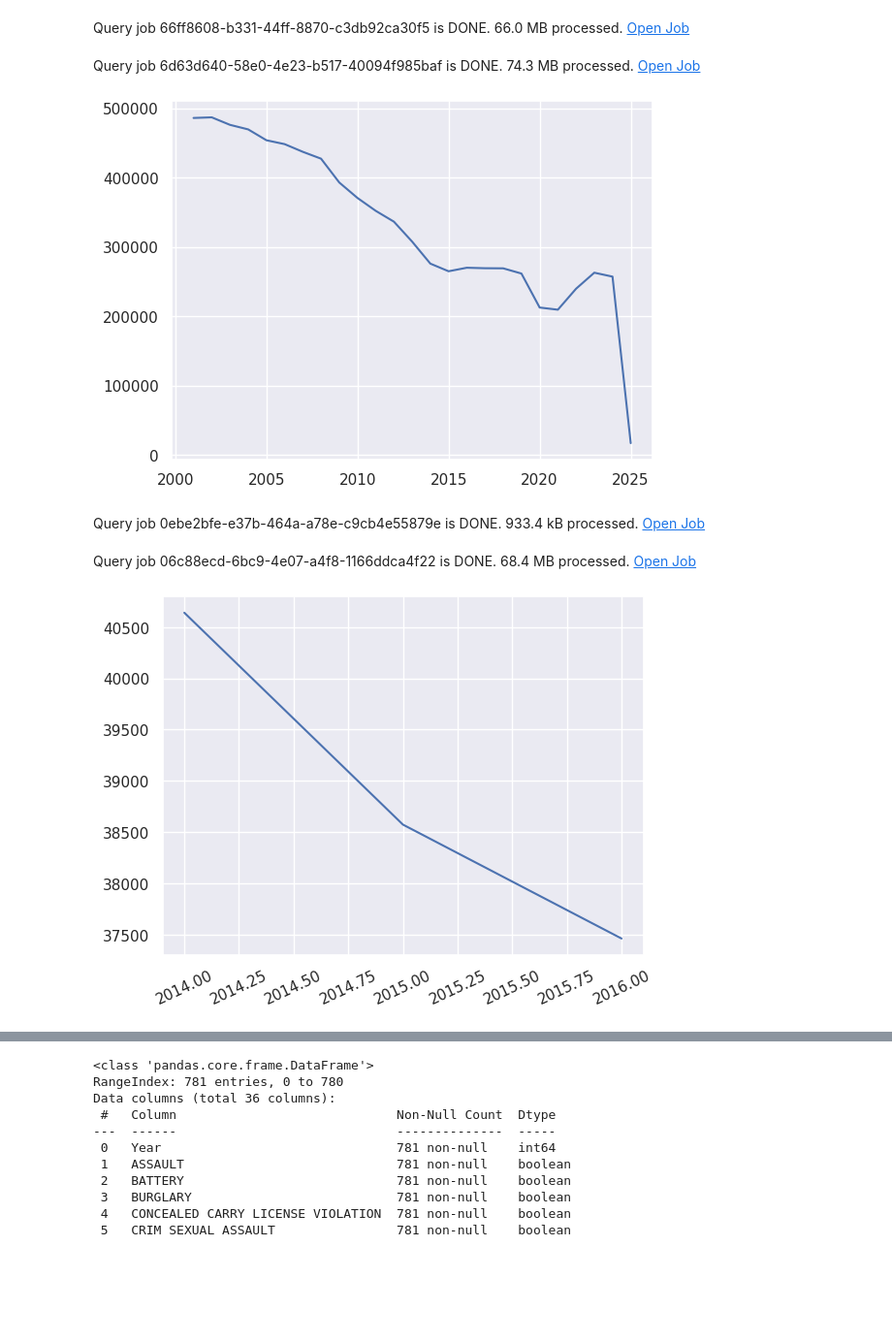
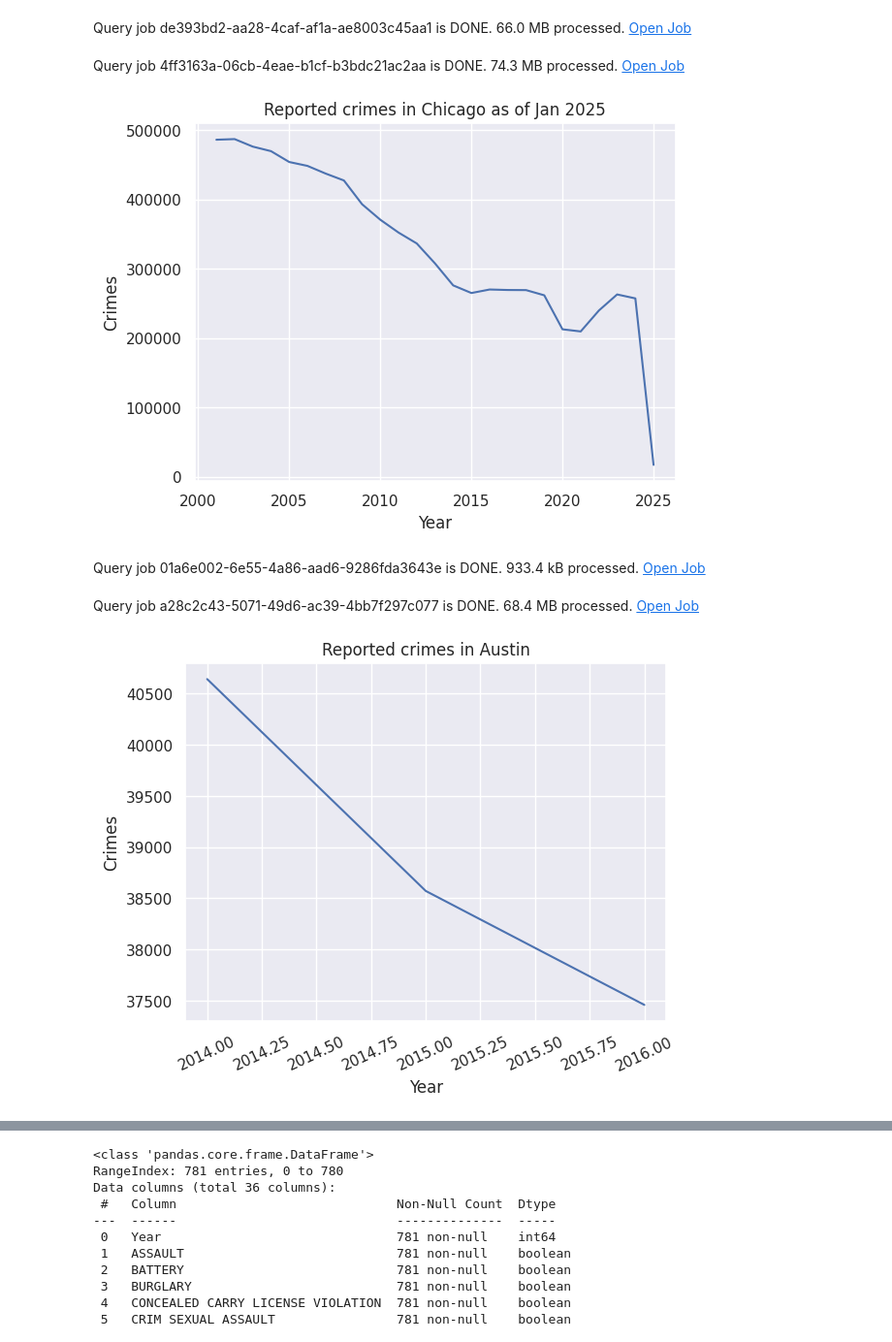
Before and after one commit to R0go/GCP_test_project, a Jupyter notebook: my_GCP_project.ipynb, the cells around one changed output, grey strips where cells are left out. Shown: that part at 97% size. Drawn from its saved outputs; the diff is of its cells as text; code cells hidden in the pictures; blank space fills up the shorter version.

```diff
--- a/my_GCP_project.ipynb
+++ b/my_GCP_project.ipynb
@@ -146,20 +153,26 @@ chicago_group = chicago_df[['year', 'arrest']].groupby(['year']).count()
 chicago_group = chicago_group.reset_index()
 # %%
 plt.plot(chicago_group.year, chicago_group.arrest)
+plt.title('Reported crimes in Chicago as of Jan 2025')
+plt.xlabel('Year')
+plt.ylabel('Crimes')
 plt.show()
 # %% [output]
-Query job 66ff8608-b331-44ff-8870-c3db92ca30f5 is DONE. 66.0 MB processed. Open Job
+Query job de393bd2-aa28-4caf-af1a-ae8003c45aa1 is DONE. 66.0 MB processed. Open Job
-Query job 6d63d640-58e0-4e23-b517-40094f985baf is DONE. 74.3 MB processed. Open Job
+Query job 4ff3163a-06cb-4eae-b1cf-b3bdc21ac2aa is DONE. 74.3 MB processed. Open Job
-[figure, old version]
+[figure, new version]
 # %%
 austin_group = austin_df[['year', 'arrest']].groupby(['year']).count().reset_index()
 plt.plot(austin_group.year, austin_group.arrest)
 plt.xticks(rotation = 25)
+plt.title('Reported crimes in Austin')
+plt.xlabel('Year')
+plt.ylabel('Crimes')
 plt.show()
 # %% [output]
-Query job 0ebe2bfe-e37b-464a-a78e-c9cb4e55879e is DONE. 933.4 kB processed. Open Job
+Query job 01a6e002-6e55-4a86-aad6-9286fda3643e is DONE. 933.4 kB processed. Open Job
-Query job 06c88ecd-6bc9-4e07-a4f8-1166ddca4f22 is DONE. 68.4 MB processed. Open Job
+Query job a28c2c43-5071-49d6-ac39-4bb7f297c077 is DONE. 68.4 MB processed. Open Job
-[figure, old version]
+[figure, new version]
 # %%
 austin_df.primary_type.unique()
 # %% [output]
```
Also changed, not shown: parts of 21 cells of this notebook.
